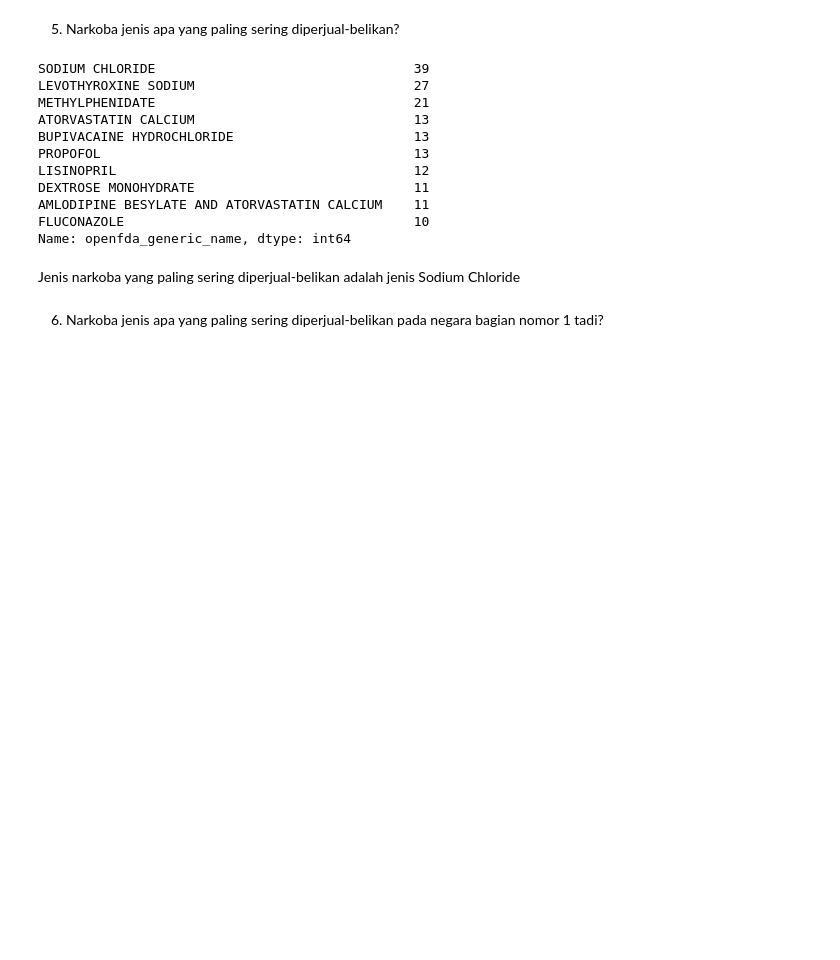
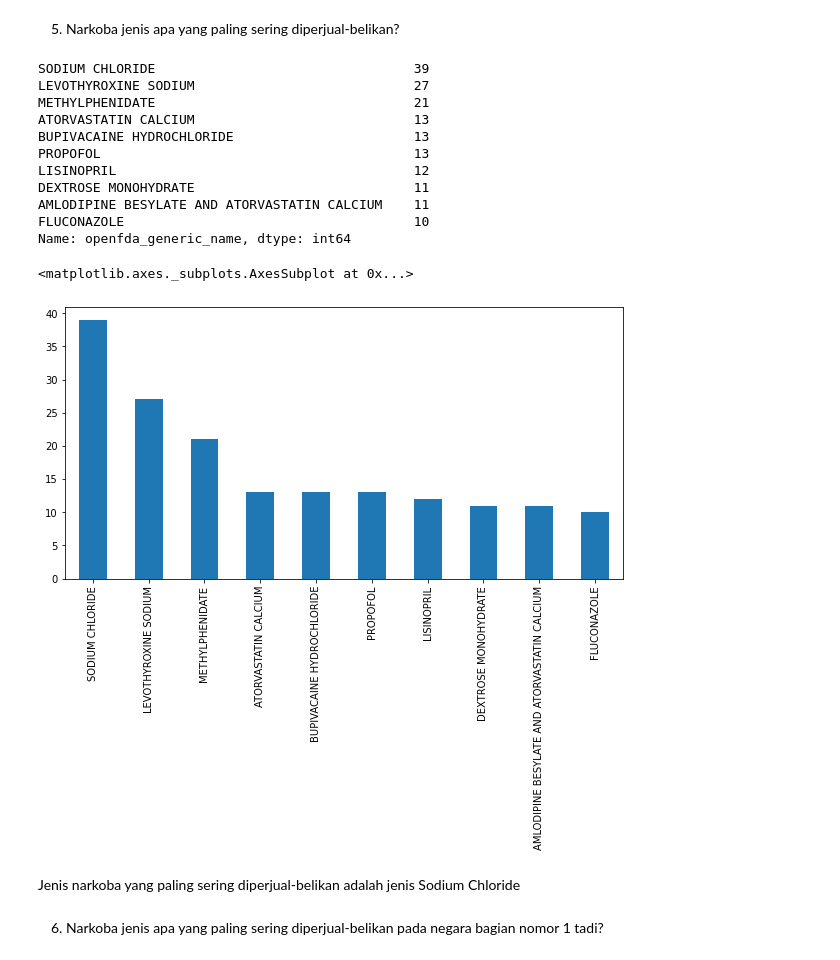
Before and after one commit to heriy26/Testing, a Jupyter notebook: Assesment1.ipynb, the cells around one changed output. Drawn from its saved outputs; the diff is of its cells as text; code cells hidden in the pictures; blank space fills up the shorter version.

```diff
--- a/Assesment1.ipynb
+++ b/Assesment1.ipynb
@@ -174,6 +174,11 @@ DEXTROSE MONOHYDRATE                            11
 AMLODIPINE BESYLATE AND ATORVASTATIN CALCIUM    11
 FLUCONAZOLE                                     10
 Name: openfda_generic_name, dtype: int64
+# %%
+fdaname.plot.bar(figsize = (10, 5))
+# %% [output]
+<matplotlib.axes._subplots.AxesSubplot at 0x...>
+[figure, added]
 # %% [markdown]
 Jenis narkoba yang paling sering diperjual-belikan adalah jenis Sodium Chloride
 # %% [markdown]
```
Also changed, not shown: parts of 2 cells of this notebook.
